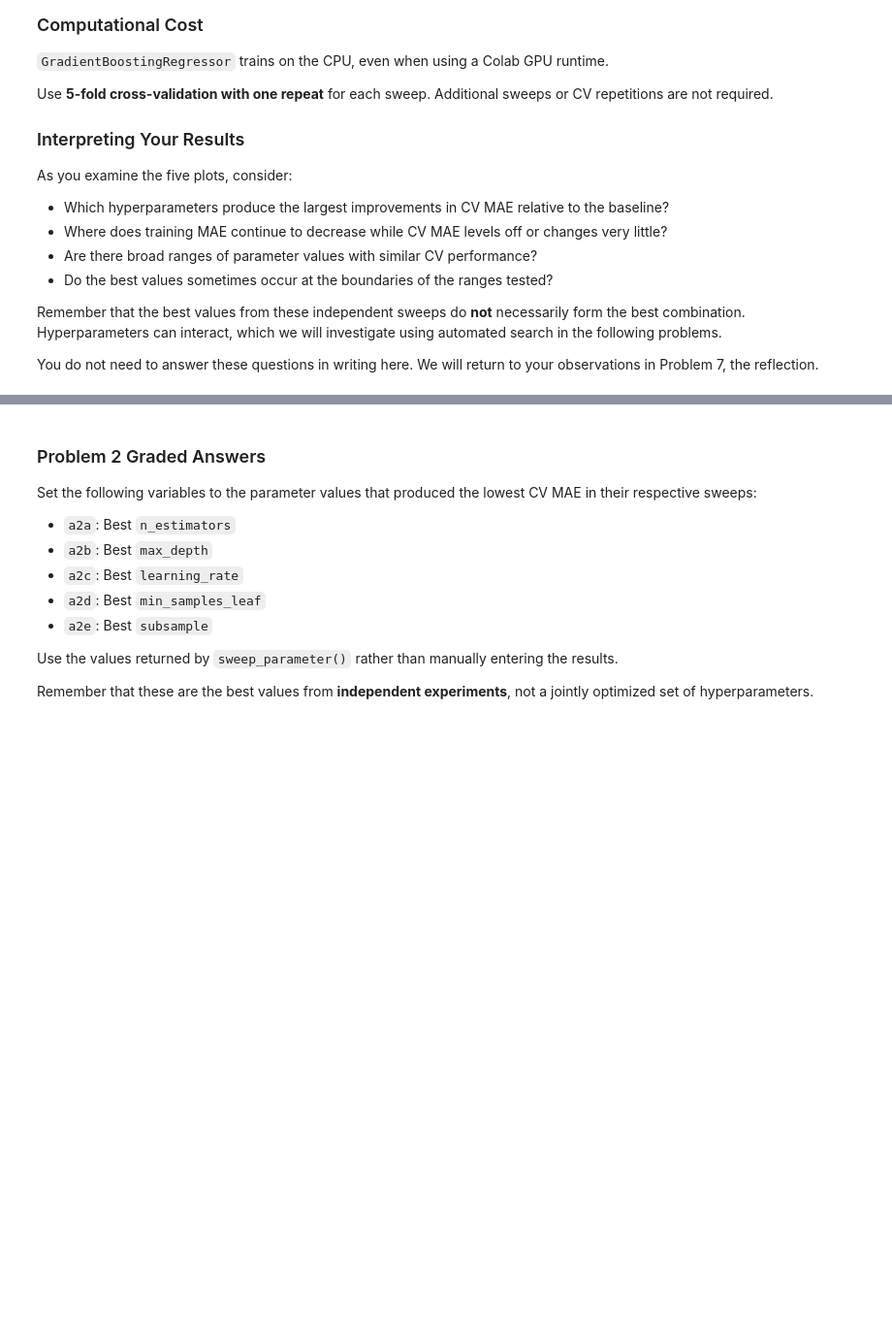
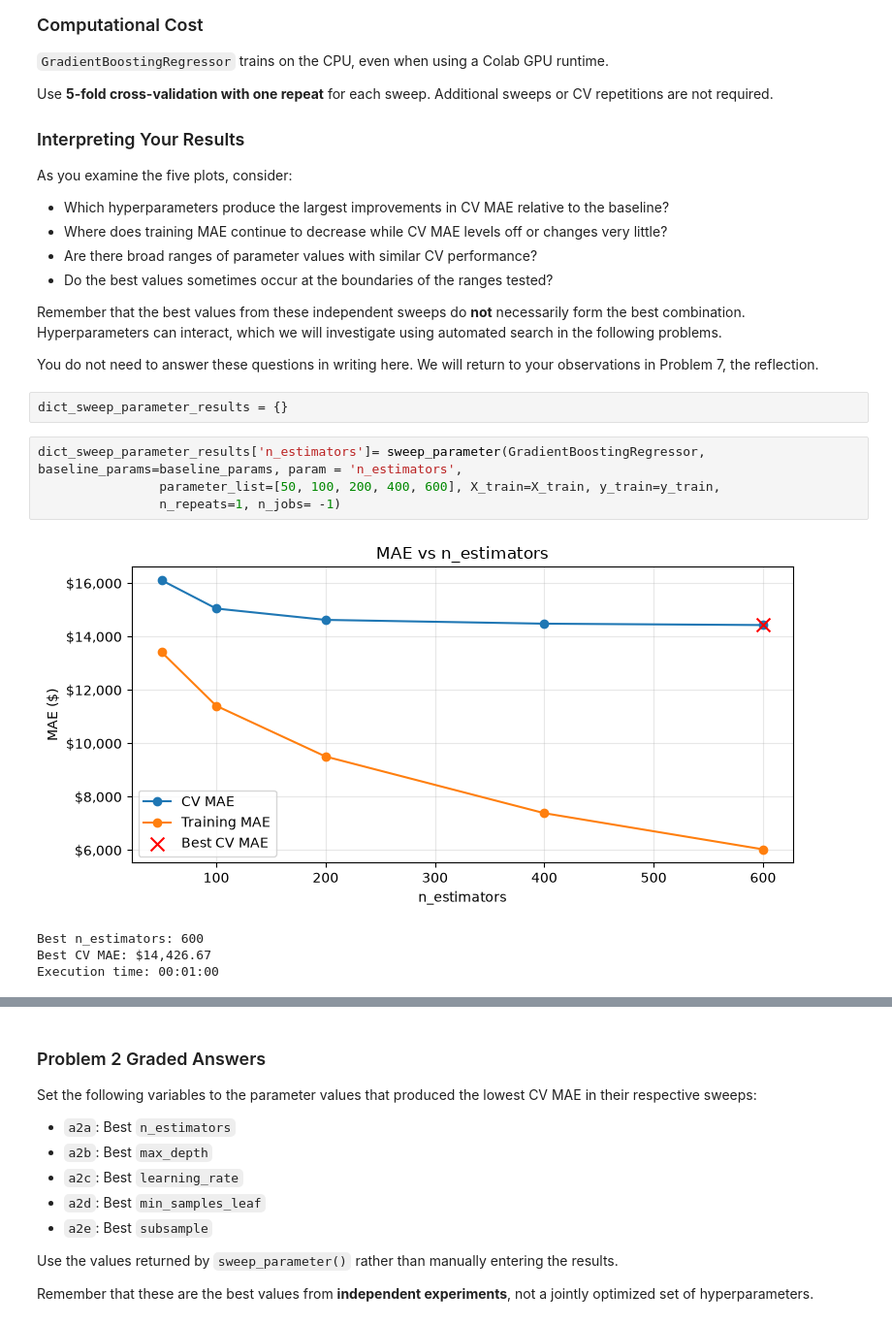
Before and after one commit to max-issokson-bu/DX603-Assignments, a Jupyter notebook: Homework_07.ipynb, the cells around one changed output, grey strips where cells are left out. Shown at 97% size. Drawn from its saved outputs; the diff is of its cells as text; blank space fills up the shorter version.

```diff
--- a/Homework_07.ipynb
+++ b/Homework_07.ipynb
@@ -461,3 +463,14 @@ As you examine the five plots, consider:
 Remember that the best values from these independent sweeps do **not** necessarily form the best combination. Hyperparameters can interact, which we will investigate using automated search in the following problems.
 
 You do not need to answer these questions in writing here. We will return to your observations in Problem 7, the reflection.
+# %%
+dict_sweep_parameter_results = {}
+# %%
+dict_sweep_parameter_results['n_estimators']= sweep_parameter(GradientBoostingRegressor, baseline_params=baseline_params, param = 'n_estimators',
+                parameter_list=[50, 100, 200, 400, 600], X_train=X_train, y_train=y_train,
+                n_repeats=1, n_jobs= -1)
+# %% [output]
+[figure, added]
+Best n_estimators: 600
+Best CV MAE: $14,426.67
+Execution time: 00:01:00
```
Also changed, not shown: parts of 34 cells of this notebook, 5 other files.
